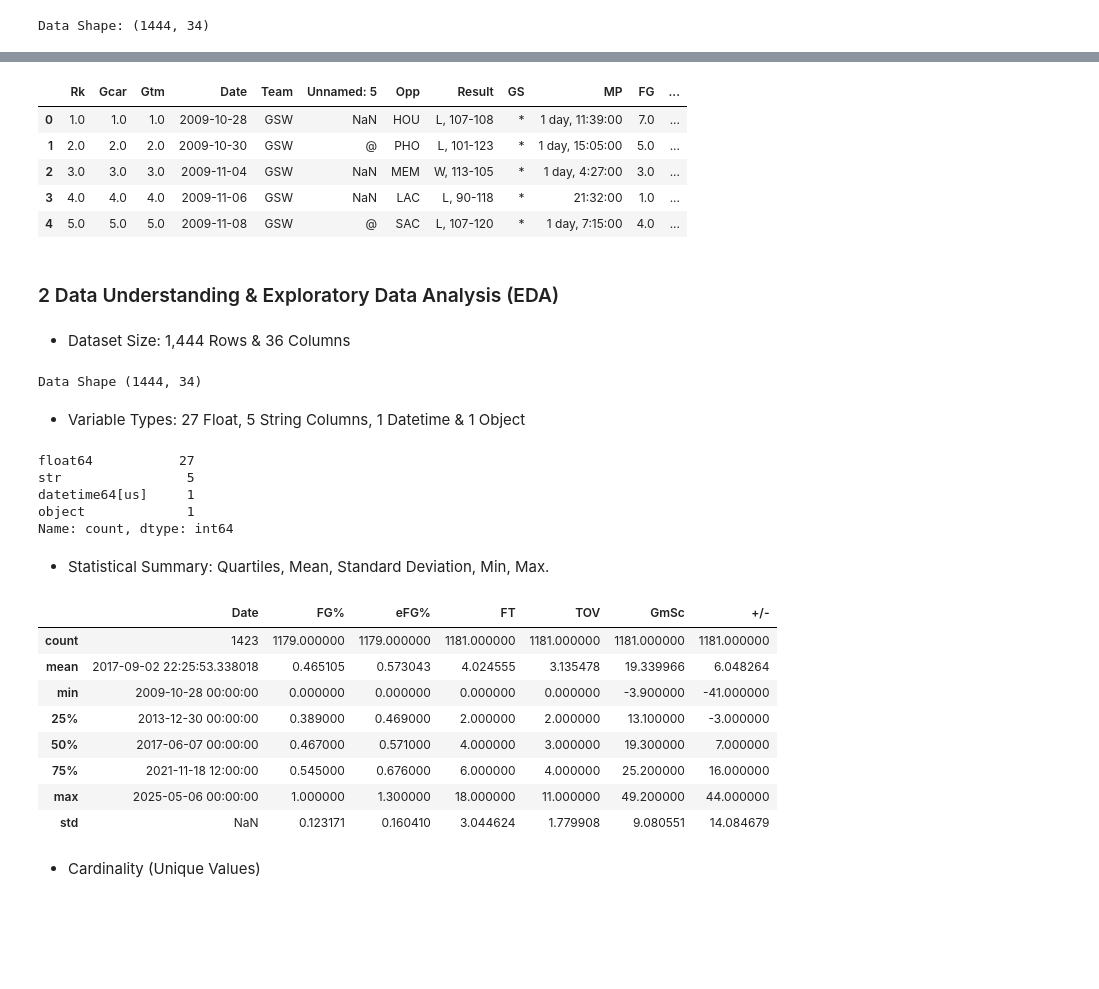
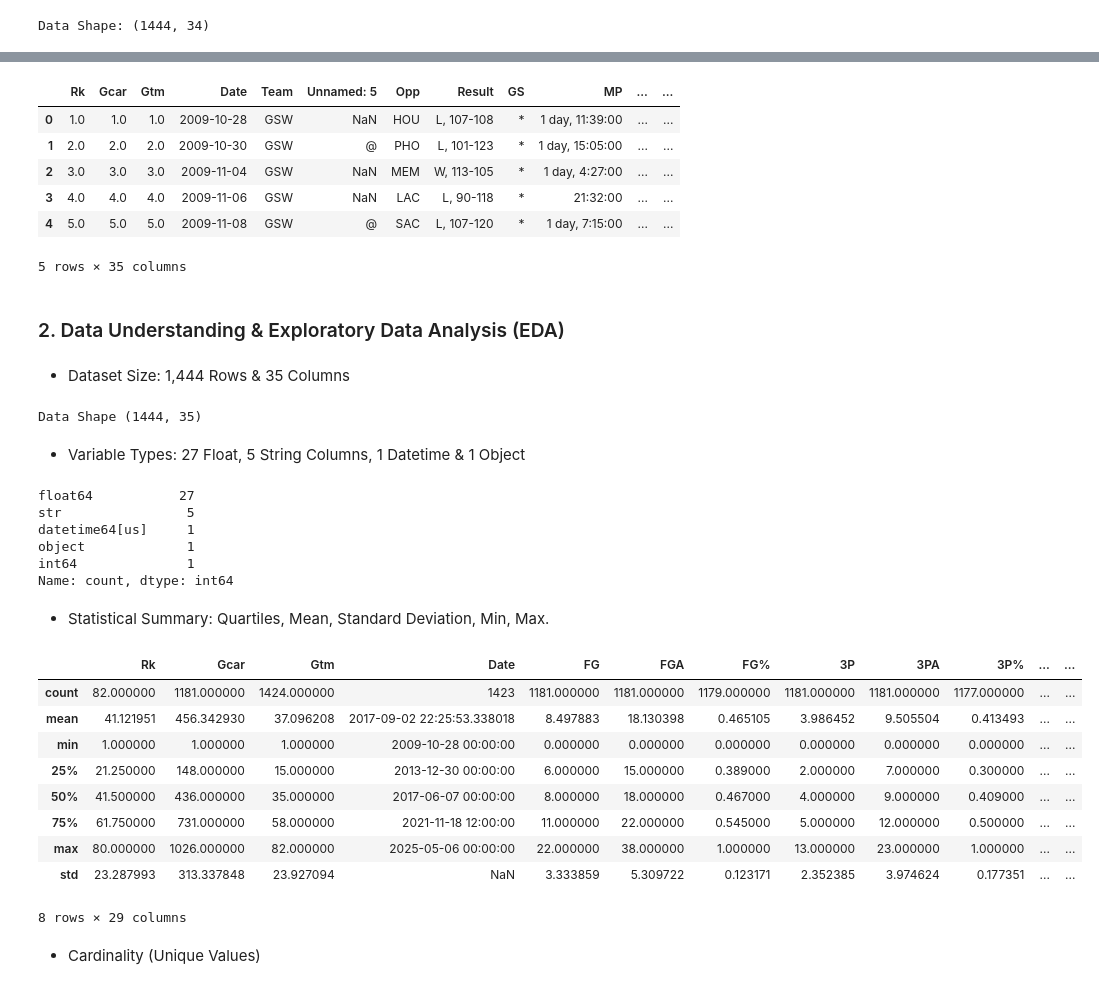
Before and after one commit to SDKELLY06/StephenCurryDataAnalysis, a Jupyter notebook: CA.ipynb, the cells around one changed output, grey strips where cells are left out. Saved outputs shown, nothing was run; the diff lists cells and outputs as text; code cells hidden in the pictures; blank space fills up the shorter version.

```diff
--- a/CA.ipynb
+++ b/CA.ipynb
@@ -31,0 +56,2 @@ features = steph[["Date", "Opp", "FG%", "eFG%","FT", "TOV","GmSc", "+/-"]]
+# %%
+steph["Over_under_25"] = (steph["PTS"] > 24.8).astype(int)
@@ -32,20 +99,23 @@ features = steph[["Date", "Opp", "FG%", "eFG%","FT", "TOV","GmSc", "+/-"]]
+# %%
+steph = steph.sort_values("Date")
 # %%
 steph.head()
 # %% [output]
-|  | Rk | Gcar | Gtm | Date | Team | Unnamed: 5 | Opp | Result | GS | MP | FG | ... |
-| 0 | 1.0 | 1.0 | 1.0 | 2009-10-28 | GSW | NaN | HOU | L, 107-108 | * | 1 day, 11:39:00 | 7.0 | ... |
-| 1 | 2.0 | 2.0 | 2.0 | 2009-10-30 | GSW | @ | PHO | L, 101-123 | * | 1 day, 15:05:00 | 5.0 | ... |
-| 2 | 3.0 | 3.0 | 3.0 | 2009-11-04 | GSW | NaN | MEM | W, 113-105 | * | 1 day, 4:27:00 | 3.0 | ... |
-| 3 | 4.0 | 4.0 | 4.0 | 2009-11-06 | GSW | NaN | LAC | L, 90-118 | * | 21:32:00 | 1.0 | ... |
-| 4 | 5.0 | 5.0 | 5.0 | 2009-11-08 | GSW | @ | SAC | L, 107-120 | * | 1 day, 7:15:00 | 4.0 | ... |
+|  | Rk | Gcar | Gtm | Date | Team | Unnamed: 5 | Opp | Result | GS | MP | ... | ... |
+| 0 | 1.0 | 1.0 | 1.0 | 2009-10-28 | GSW | NaN | HOU | L, 107-108 | * | 1 day, 11:39:00 | ... | ... |
+| 1 | 2.0 | 2.0 | 2.0 | 2009-10-30 | GSW | @ | PHO | L, 101-123 | * | 1 day, 15:05:00 | ... | ... |
+| 2 | 3.0 | 3.0 | 3.0 | 2009-11-04 | GSW | NaN | MEM | W, 113-105 | * | 1 day, 4:27:00 | ... | ... |
+| 3 | 4.0 | 4.0 | 4.0 | 2009-11-06 | GSW | NaN | LAC | L, 90-118 | * | 21:32:00 | ... | ... |
+| 4 | 5.0 | 5.0 | 5.0 | 2009-11-08 | GSW | @ | SAC | L, 107-120 | * | 1 day, 7:15:00 | ... | ... |
+5 rows × 35 columns
 # %% [markdown]
-### 2 Data Understanding & Exploratory Data Analysis (EDA)
+### 2. Data Understanding & Exploratory Data Analysis (EDA)
 # %% [markdown]
--  Dataset Size: 1,444 Rows & 36 Columns
+-  Dataset Size: 1,444 Rows & 35 Columns
 # %%
 print("Data Shape", steph.shape)
 # %% [output]
-Data Shape (1444, 34)
+Data Shape (1444, 35)
 # %% [markdown]
 - Variable Types: 27 Float, 5 String Columns, 1 Datetime & 1 Object
 # %%
@@ -55,21 +125,23 @@ float64           27
 str                5
 datetime64[us]     1
 object             1
+int64              1
 Name: count, dtype: int64
 # %% [markdown]
 - Statistical Summary: Quartiles, Mean, Standard Deviation, Min, Max.
 # %%
-features.describe()
+steph.describe()
 # %% [output]
-|  | Date | FG% | eFG% | FT | TOV | GmSc | +/- |
-| count | 1423 | 1179.000000 | 1179.000000 | 1181.000000 | 1181.000000 | 1181.000000 | 1181.000000 |
-| mean | 2017-09-02 22:25:53.338018 | 0.465105 | 0.573043 | 4.024555 | 3.135478 | 19.339966 | 6.048264 |
-| min | 2009-10-28 00:00:00 | 0.000000 | 0.000000 | 0.000000 | 0.000000 | -3.900000 | -41.000000 |
-| 25% | 2013-12-30 00:00:00 | 0.389000 | 0.469000 | 2.000000 | 2.000000 | 13.100000 | -3.000000 |
-| 50% | 2017-06-07 00:00:00 | 0.467000 | 0.571000 | 4.000000 | 3.000000 | 19.300000 | 7.000000 |
-| 75% | 2021-11-18 12:00:00 | 0.545000 | 0.676000 | 6.000000 | 4.000000 | 25.200000 | 16.000000 |
-| max | 2025-05-06 00:00:00 | 1.000000 | 1.300000 | 18.000000 | 11.000000 | 49.200000 | 44.000000 |
-| std | NaN | 0.123171 | 0.160410 | 3.044624 | 1.779908 | 9.080551 | 14.084679 |
+|  | Rk | Gcar | Gtm | Date | FG | FGA | FG% | 3P | 3PA | 3P% | ... | ... |
+| count | 82.000000 | 1181.000000 | 1424.000000 | 1423 | 1181.000000 | 1181.000000 | 1179.000000 | 1181.000000 | 1181.000000 | 1177.000000 | ... | ... |
+| mean | 41.121951 | 456.342930 | 37.096208 | 2017-09-02 22:25:53.338018 | 8.497883 | 18.130398 | 0.465105 | 3.986452 | 9.505504 | 0.413493 | ... | ... |
+| min | 1.000000 | 1.000000 | 1.000000 | 2009-10-28 00:00:00 | 0.000000 | 0.000000 | 0.000000 | 0.000000 | 0.000000 | 0.000000 | ... | ... |
+| 25% | 21.250000 | 148.000000 | 15.000000 | 2013-12-30 00:00:00 | 6.000000 | 15.000000 | 0.389000 | 2.000000 | 7.000000 | 0.300000 | ... | ... |
+| 50% | 41.500000 | 436.000000 | 35.000000 | 2017-06-07 00:00:00 | 8.000000 | 18.000000 | 0.467000 | 4.000000 | 9.000000 | 0.409000 | ... | ... |
+| 75% | 61.750000 | 731.000000 | 58.000000 | 2021-11-18 12:00:00 | 11.000000 | 22.000000 | 0.545000 | 5.000000 | 12.000000 | 0.500000 | ... | ... |
+| max | 80.000000 | 1026.000000 | 82.000000 | 2025-05-06 00:00:00 | 22.000000 | 38.000000 | 1.000000 | 13.000000 | 23.000000 | 1.000000 | ... | ... |
+| std | 23.287993 | 313.337848 | 23.927094 | NaN | 3.333859 | 5.309722 | 0.123171 | 2.352385 | 3.974624 | 0.177351 | ... | ... |
+8 rows × 29 columns
 # %% [markdown]
 - Cardinality (Unique Values)
 # %%
```
Also changed, not shown: parts of 71 cells of this notebook, 2 other files.
